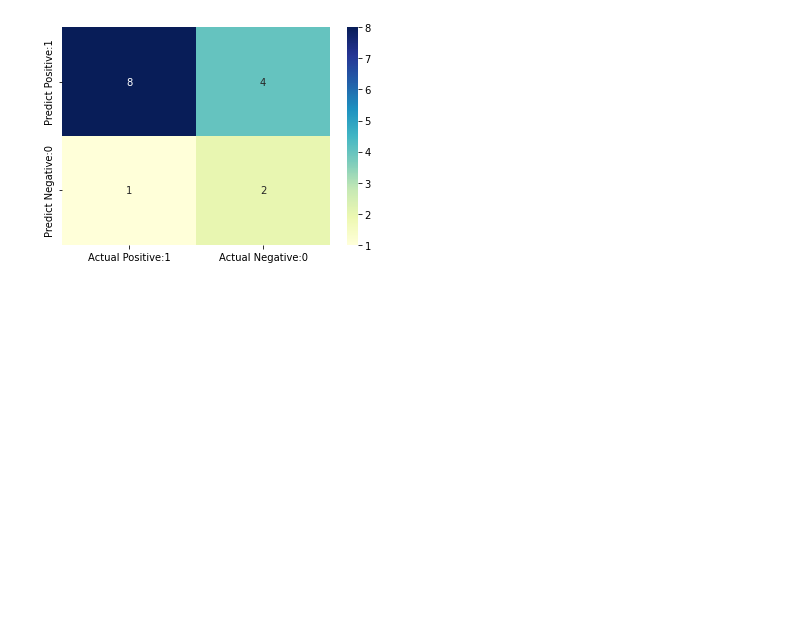
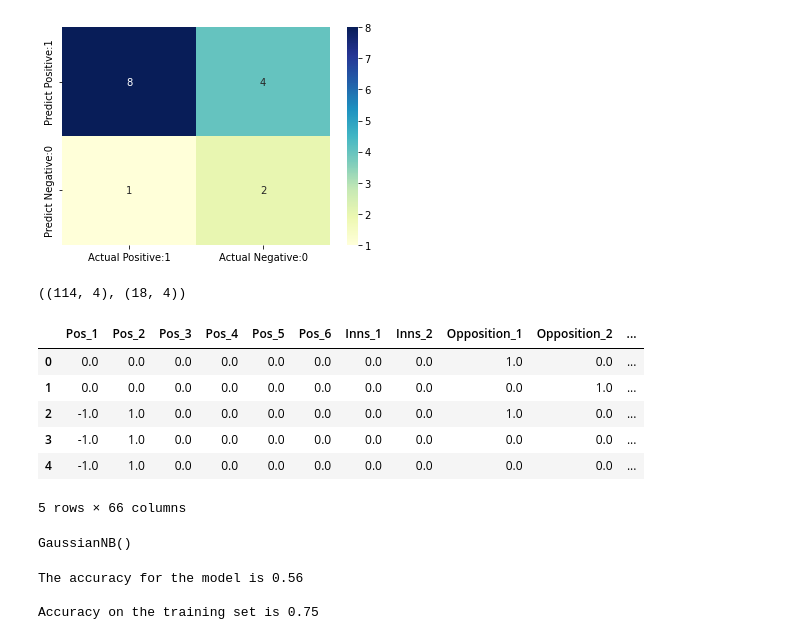
Before and after one commit to shubhamsharma6701/practical_machine_learning, a Jupyter notebook: projects/Will Kohli hit a hundred.ipynb, the cells around one changed output. Saved outputs shown, nothing was run; the diff lists cells and outputs as text; code cells hidden in the pictures; blank space fills up the shorter version.

```diff
--- a/projects/Will Kohli hit a hundred.ipynb
+++ b/projects/Will Kohli hit a hundred.ipynb
@@ -324,0 +330,10 @@ sns.heatmap(cm_matrix, annot=True, fmt='d', cmap='YlGnBu')
+# %%
+x1_train.shape, x1_test.shape
+# %% [output]
+((114, 4), (18, 4))
+# %%
+x1_train = encoder.fit_transform(x1_train)
+
+x1_test = encoder.transform(x1_test)
+# %%
+cols1 = x1_train.columns
@@ -324,0 +347,14 @@ sns.heatmap(cm_matrix, annot=True, fmt='d', cmap='YlGnBu')
+# %%
+x1_train.head()
+# %% [output]
+|  | Pos_1 | Pos_2 | Pos_3 | Pos_4 | Pos_5 | Pos_6 | Inns_1 | Inns_2 | Opposition_1 | Opposition_2 | ... |
+| 0 | 0.0 | 0.0 | 0.0 | 0.0 | 0.0 | 0.0 | 0.0 | 0.0 | 1.0 | 0.0 | ... |
+| 1 | 0.0 | 0.0 | 0.0 | 0.0 | 0.0 | 0.0 | 0.0 | 0.0 | 0.0 | 1.0 | ... |
+| 2 | -1.0 | 1.0 | 0.0 | 0.0 | 0.0 | 0.0 | 0.0 | 0.0 | 1.0 | 0.0 | ... |
+| 3 | -1.0 | 1.0 | 0.0 | 0.0 | 0.0 | 0.0 | 0.0 | 0.0 | 0.0 | 0.0 | ... |
+| 4 | -1.0 | 1.0 | 0.0 | 0.0 | 0.0 | 0.0 | 0.0 | 0.0 | 0.0 | 0.0 | ... |
+5 rows × 66 columns
+# %%
+model.fit(x1_train, y1_train)
+# %% [output]
+GaussianNB()
@@ -324,0 +363,9 @@ sns.heatmap(cm_matrix, annot=True, fmt='d', cmap='YlGnBu')
+# %%
+y1_pred_train = model.predict(x1_train)
+
+print("\nThe accuracy for the model is {:.2f}".format(accuracy_score(y1_test, y1_pred)))
+print("\nAccuracy on the training set is {:.2f}".format(accuracy_score(y1_train, y1_pred_train)))
+# %% [output]
+The accuracy for the model is 0.56
+
+Accuracy on the training set is 0.75
```
Also changed, not shown: parts of 7 cells of this notebook.
